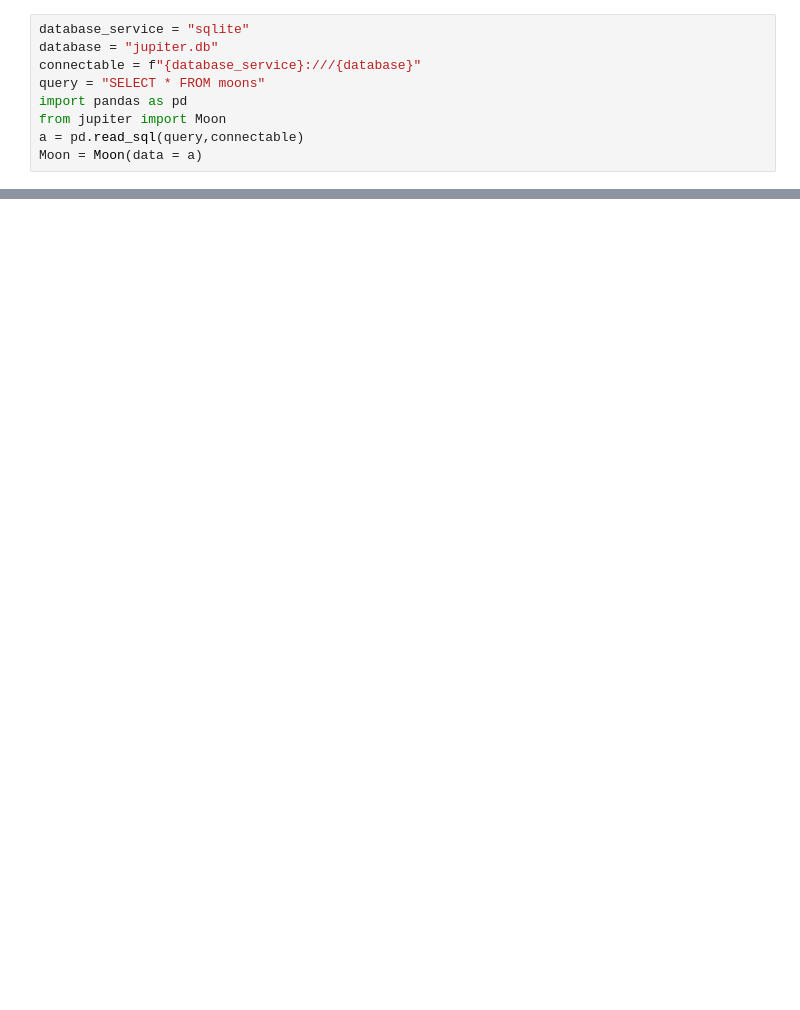
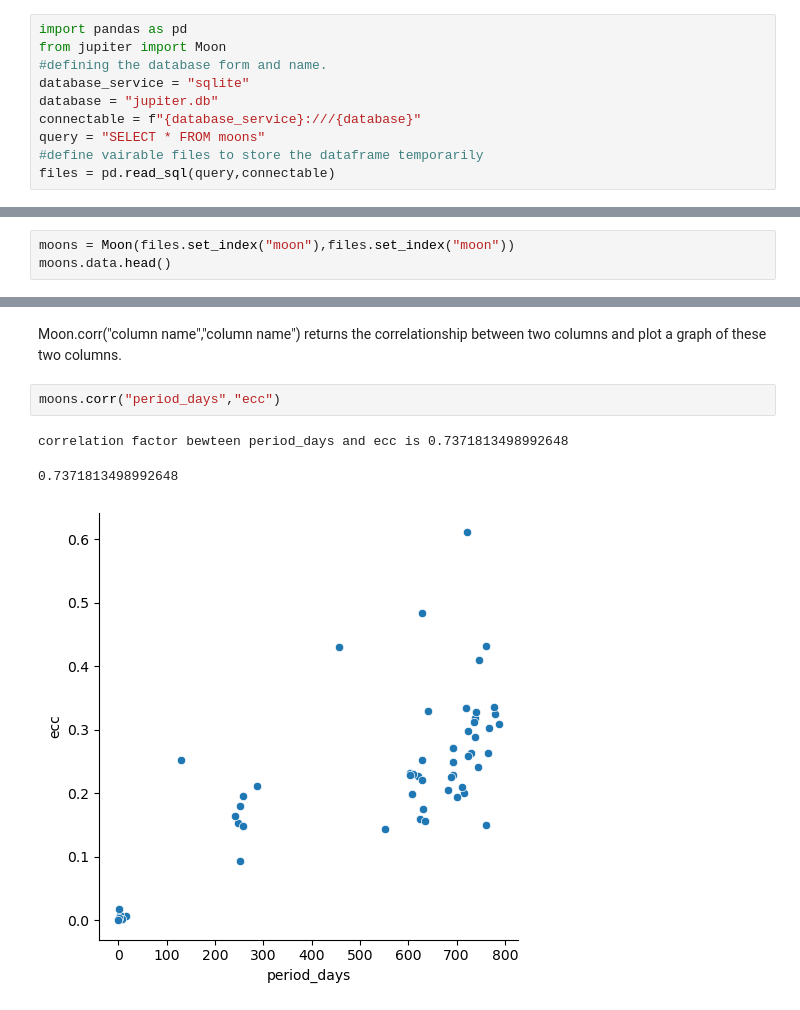
Before and after one commit to Dben2413/2023TB1assessment, a Jupyter notebook: Assessment1.ipynb, the cells around one changed output, grey strips where cells are left out. Saved outputs shown, nothing was run; the diff lists cells and outputs as text; blank space fills up the shorter version.

```diff
--- a/Assessment1.ipynb
+++ b/Assessment1.ipynb
@@ -1,9 +3,10 @@
 # %%
+import pandas as pd
+from jupiter import Moon
+#defining the database form and name.
 database_service = "sqlite"
 database = "jupiter.db"
 connectable = f"{database_service}:///{database}"
 query = "SELECT * FROM moons"
-import pandas as pd
-from jupiter import Moon
-a = pd.read_sql(query,connectable)
-Moon = Moon(data = a)
+#define vairable files to store the dataframe temporarily
+files = pd.read_sql(query,connectable)
@@ -27,0 +26,3 @@ Moon = Moon(data = a)
+# %%
+moons = Moon(files.set_index("moon"),files.set_index("moon"))
+moons.data.head()
@@ -27,0 +112,8 @@ Moon = Moon(data = a)
+# %% [markdown]
+Moon.corr("column name","column name") returns the correlationship between two columns and plot a graph of these two columns.
+# %%
+moons.corr("period_days","ecc")
+# %% [output]
+correlation factor bewteen period_days and ecc is 0.7371813498992648
+0.7371813498992648
+[figure, added]
```
Also changed, not shown: parts of 20 cells of this notebook, 1 other file.
